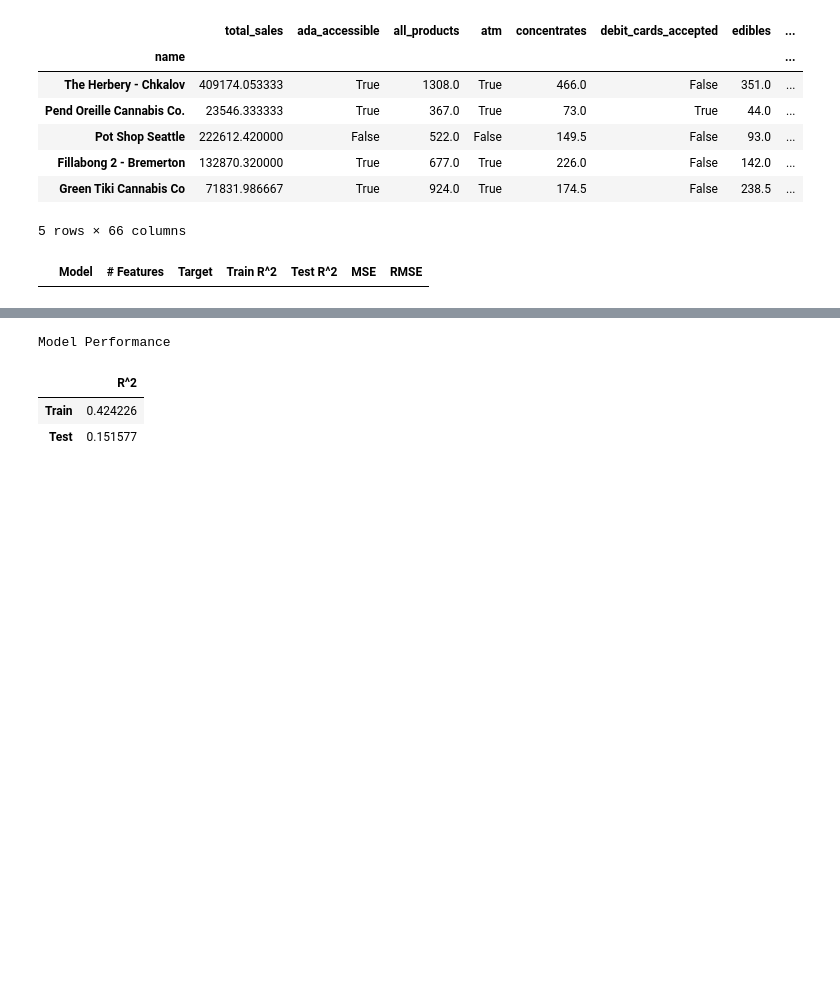
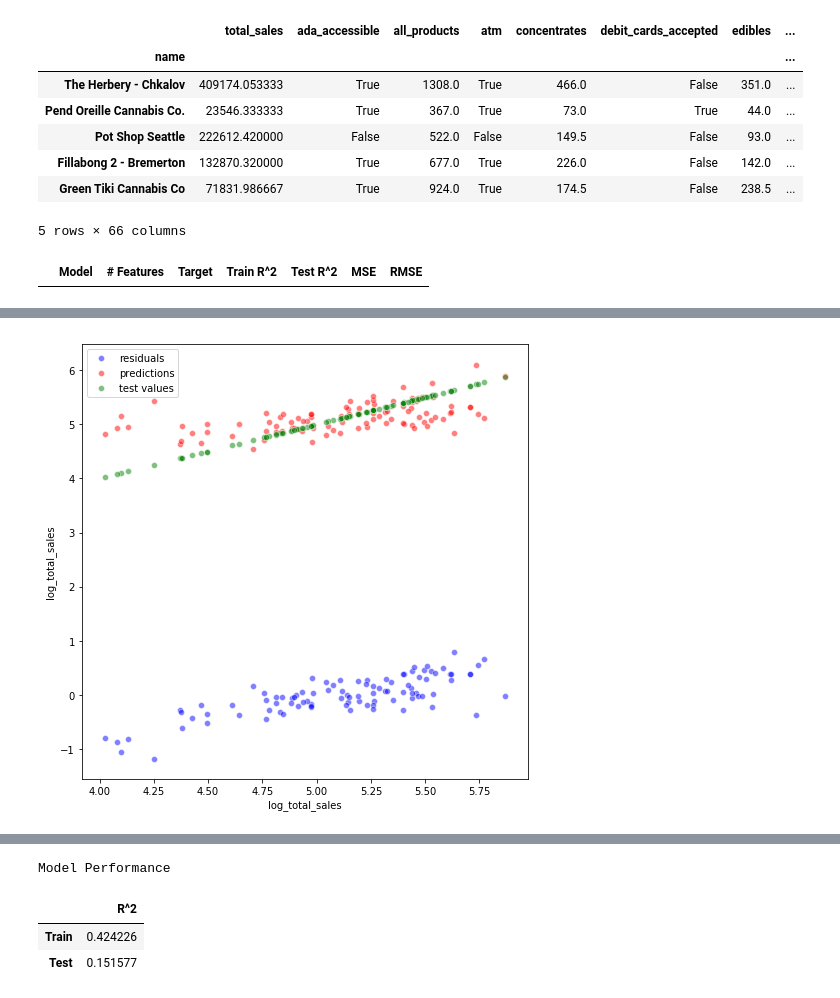
Before and after one commit to BotScutters/dispensary-predictions, a Jupyter notebook: notebooks/mvp.ipynb, the cells around one changed output, grey strips where cells are left out. Saved outputs shown, nothing was run; the diff lists cells and outputs as text; code cells hidden in the pictures; blank space fills up the shorter version.

```diff
--- a/notebooks/mvp.ipynb
+++ b/notebooks/mvp.ipynb
@@ -1343,0 +1368,8 @@ lm1, X, X_test, y, y_test = run(results, rand=12)
+# %%
+model = Lasso(alpha=0.0172, random_state=10)
+model.fit(X, y)
+
+betas = pd.DataFrame({'Features': list(cols),
+                      'Coefficients': list(model.coef_)})
+sorted_betas = betas.sort_values(by='Coefficients', ascending=False).set_index('Features')
+display(sorted_betas.head(9))
@@ -1343,0 +1388,66 @@ lm1, X, X_test, y, y_test = run(results, rand=12)
+# %%
+top_9 = list(sorted_betas.head(9).index)
+
+path = '../data/processed/'
+filename = {
+    'data': 'data.pkl',
+    'train': 'train.pkl',
+    'test': 'test.pkl'
+}
+
+desc='cv_unscaled_lr'
+rand = 12
+
+targets = ['total_sales', 'log_total_sales']
+y_target = targets[1]
+
+data = load_features(path + filename['data'])
+X, y = data[top_9], data[y_target]
+
+# Hold out 20% of the data for final testing
+X, X_test, y, y_test = train_test_split(X, y, random_state=rand)
+
+model = LinearRegression()
+
+kf = KFold(n_splits=5, shuffle=True, random_state=rand)
+
+cv = cross_validate(model, X, y, cv=kf, return_estimator=True,
+                    scoring=['r2', 'neg_mean_squared_error'],
+                    return_train_score=True)
+
+train_r2 = np.mean(cv['train_r2'])
+test_r2 = np.mean(cv['test_r2'])
+test_mse = -np.mean(cv['test_neg_mean_squared_error'])
+
+# Fit model
+#     model.fit(X, y)
+model = cv['estimator']
+save_to(model, f'../models/{model[0]}_{desc}.pkl')
+
+# Predict
+y_pred = model[0].predict(X_test)
+
+# Score
+results = {
+    'Model': desc,
+    '# Features': X.shape,
+    'Target': y_target,
+    'Train R^2': train_r2,
+    'Test R^2': test_r2,
+    'MSE': test_mse,
+    'RMSE': test_mse**.5
+}
+record.loc[len(record)] = results
+
+display(record.tail(10))
+
+coeffs = pd.DataFrame({'Features': top_9,
+                       'Coefficients': list(model[0].coef_)})
+display(coeffs.sort_values(by='Coefficients'))
+
+# Plot residuals
+plt.figure(figsize=(8, 8))
+sns.scatterplot(y_test, y_test - y_pred, color='b', alpha=0.5, label='residuals')
+sns.scatterplot(y_test, y_pred, color='r', alpha=0.5, label='predictions')
+sns.scatterplot(y_test, y_test, color='g', alpha=0.5, label='test values');
+# %% [output]
@@ -1343,0 +1475 @@ lm1, X, X_test, y, y_test = run(results, rand=12)
+[figure, added]
```
Also changed, not shown: parts of 34 cells of this notebook, 2 other files.
